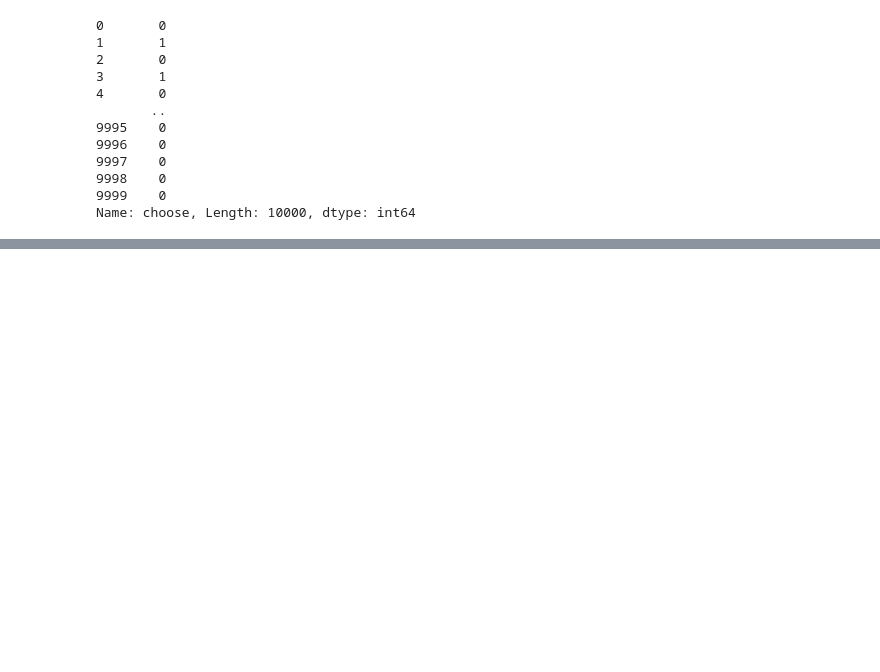
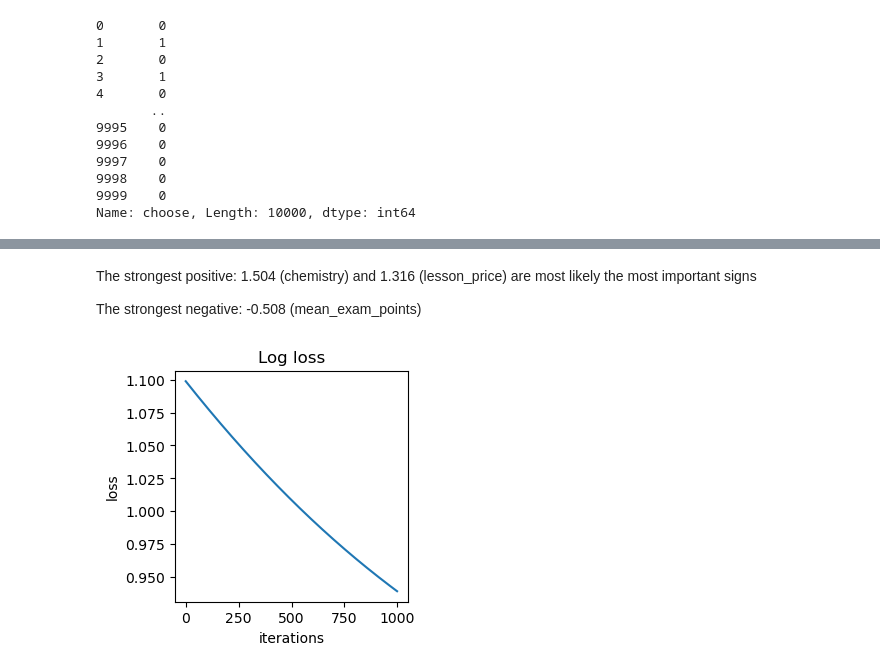
Before and after one commit to SpaceMakerc/tutor_prediction, a Jupyter notebook: predict_model_v1.ipynb, the cells around one changed output, grey strips where cells are left out. Drawn from its saved outputs; the diff is of its cells as text; code cells hidden in the pictures; blank space fills up the shorter version.

```diff
--- a/predict_model_v1.ipynb
+++ b/predict_model_v1.ipynb
@@ -576,10 +576,14 @@ class MyLogisticRegression:
     def calc_prediction(self, X):
         if self.weights is None:
             raise ValueError("You did not fit model")
-        # proba = self.sigmoid(np.dot(X, self.weights[-1]))
-        proba = self.sigmoid(np.dot(X, self.weights))
-        predictions = np.where(proba > 0.5, 1, 0)
-        return predictions, proba
+        probabilities = self.sigmoid(np.dot(X, self.weights))
+        threshold = 0.5 #np.mean(probabilities)
+        predictions = np.where(probabilities > threshold, 1, 0)
+        print("Min possibility:", np.min(probabilities))
+        print("Max possibility:", np.max(probabilities))
+        print("Mean possibility:", np.mean(probabilities))
+        print("Current weights:", self.weights)
+        return predictions, probabilities
 # %% [markdown]
 ### Write Standard Scaler
 # %%
@@ -698,3 +744,20 @@ train_predictions, train_proba = logistic_regression.calc_prediction(X=X_train)
+# %% [markdown]
+The strongest positive: 1.504 (chemistry) and 1.316 (lesson_price) are most likely the most important signs
+
+The strongest negative: -0.508 (mean_exam_points)
+# %%
+# Errors graph
+plt.figure(figsize=(3, 3))
+
+plt.plot(range(len(logistic_regression.errors)), logistic_regression.errors)
+
+plt.title('Log loss')
+plt.xlabel('iterations')
+plt.ylabel('loss')
+
+plt.show()
+# %% [output]
+[figure, added]
 # %%
 def calc_confusion_matrix(predictions, y):
     eps = 1e-8
```
Also changed, not shown: parts of 11 cells of this notebook.
